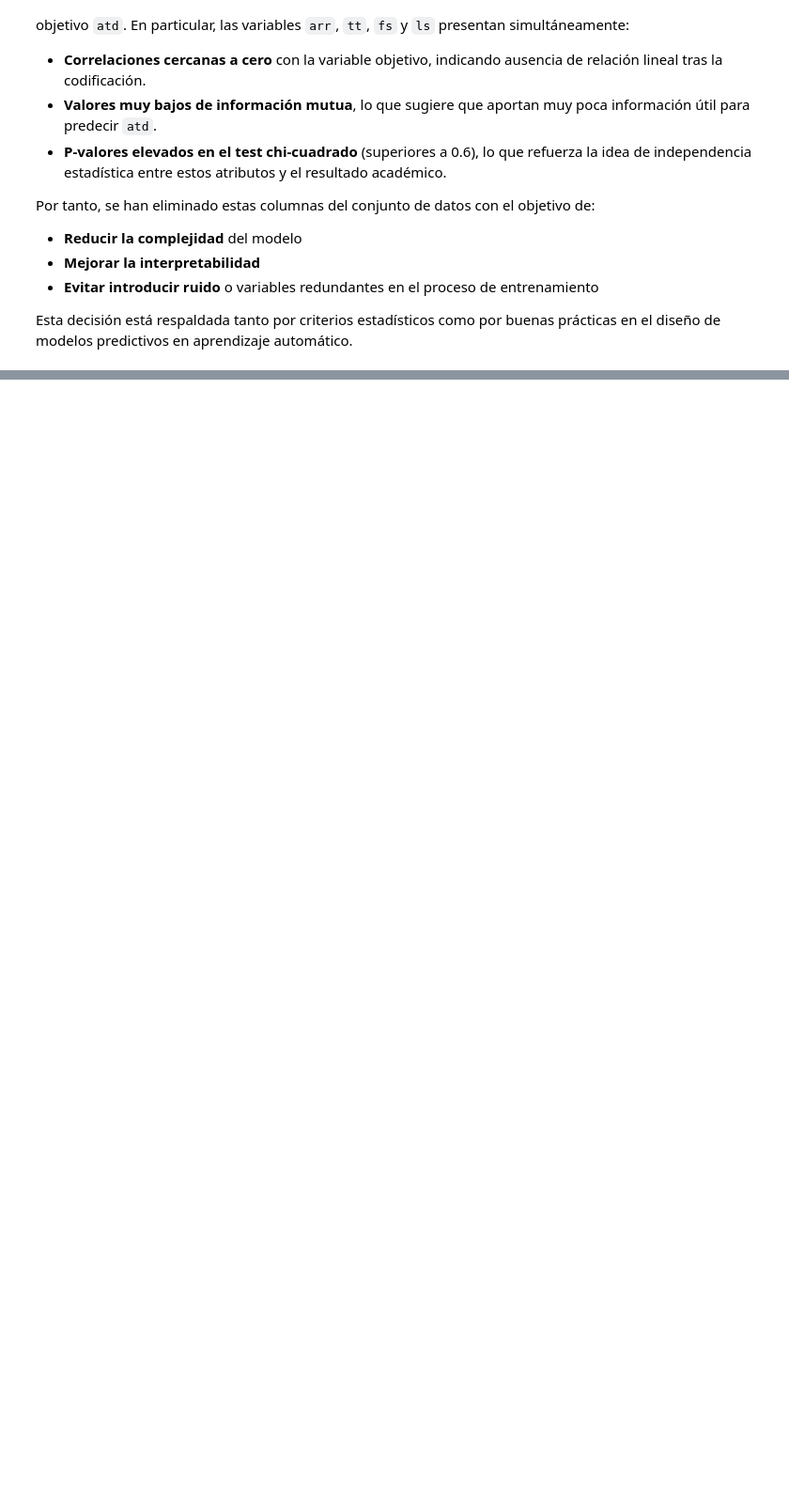
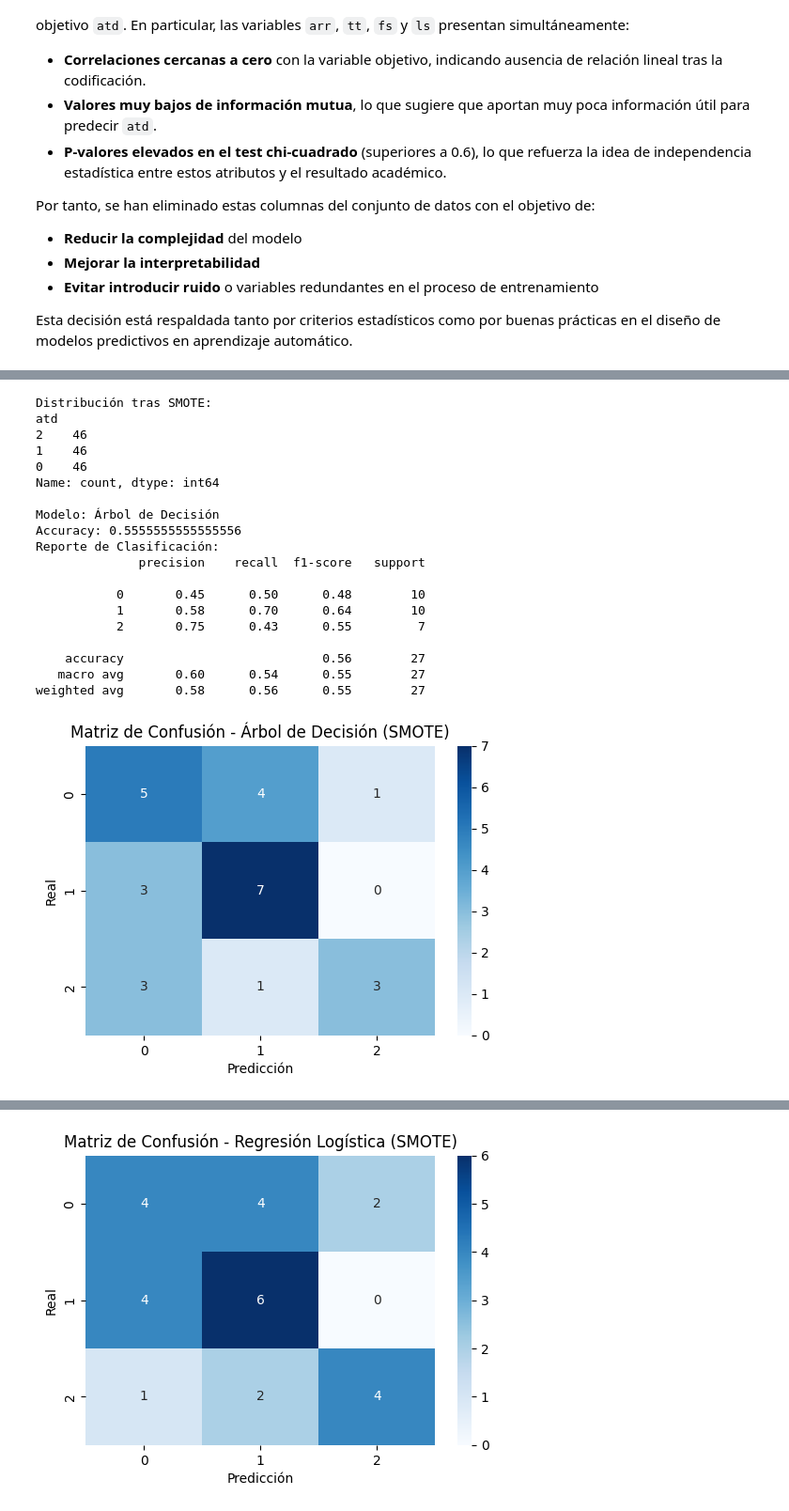
Before and after one commit to RicardoMFC/Proyecto-AA, a Jupyter notebook: Trabajo.ipynb, the cells around one changed output, grey strips where cells are left out. Shown at 94% size. Cells and saved outputs as stored; diff of their text form; code cells hidden in the pictures; blank space fills up the shorter version.

```diff
--- a/Trabajo.ipynb
+++ b/Trabajo.ipynb
@@ -396,0 +557,71 @@ df_encoded.drop(columns=['arr', 'tt', 'fs', 'ls'], inplace=True)
+# %%
+# Requiere: pip install imblearn
+from imblearn.over_sampling import SMOTE
+from sklearn.model_selection import train_test_split
+from sklearn.tree import DecisionTreeClassifier
+from sklearn.linear_model import LogisticRegression
+from sklearn.svm import SVC
+from sklearn.neural_network import MLPClassifier
+from sklearn.metrics import accuracy_score, classification_report, confusion_matrix
+import matplotlib.pyplot as plt
+import seaborn as sns
+
+# Separar características y etiquetas
+X = df_encoded.drop('atd', axis=1)
+y = df_encoded['atd']
+X_train, X_test, y_train, y_test = train_test_split(X, y, test_size=0.2, random_state=42)
+
+# Aplicar SMOTE para balancear clases
+smote = SMOTE(random_state=42)
+X_smote, y_smote = smote.fit_resample(X_train, y_train)
+
+# Verificar nueva distribución
+print("Distribución tras SMOTE:")
+print(y_smote.value_counts())
+
+# Definir modelos
+modelos = {
+    'Árbol de Decisión': DecisionTreeClassifier(random_state=42),
+    'Regresión Logística': LogisticRegression(max_iter=200, random_state=42),
+    'SVM (RBF)': SVC(),
+    'Red Neuronal (MLP)': MLPClassifier(max_iter=500, random_state=42)
+}
+
+# Entrenar y evaluar
+for nombre, modelo in modelos.items():
+    modelo.fit(X_smote, y_smote)
+    y_pred = modelo.predict(X_test)
+
+    print(f"\nModelo: {nombre}")
+    print("Accuracy:", accuracy_score(y_test, y_pred))
+    print("Reporte de Clasificación:")
+    print(classification_report(y_test, y_pred))
+
+    cm = confusion_matrix(y_test, y_pred)
+    plt.figure(figsize=(6, 4))
+    sns.heatmap(cm, annot=True, fmt='d', cmap='Blues')
+    plt.title(f'Matriz de Confusión - {nombre} (SMOTE)')
+    plt.xlabel('Predicción')
+    plt.ylabel('Real')
+    plt.show()
+# %% [output]
+Distribución tras SMOTE:
+atd
+2    46
+1    46
+0    46
+Name: count, dtype: int64
+
+Modelo: Árbol de Decisión
+Accuracy: 0.5555555555555556
+Reporte de Clasificación:
+              precision    recall  f1-score   support
+
+           0       0.45      0.50      0.48        10
+           1       0.58      0.70      0.64        10
+           2       0.75      0.43      0.55         7
+
+    accuracy                           0.56        27
+   macro avg       0.60      0.54      0.55        27
+weighted avg       0.58      0.56      0.55        27
+[figure, added]
@@ -396,0 +640 @@ df_encoded.drop(columns=['arr', 'tt', 'fs', 'ls'], inplace=True)
+[figure, added]
```
Also changed, not shown: parts of 6 cells of this notebook.
